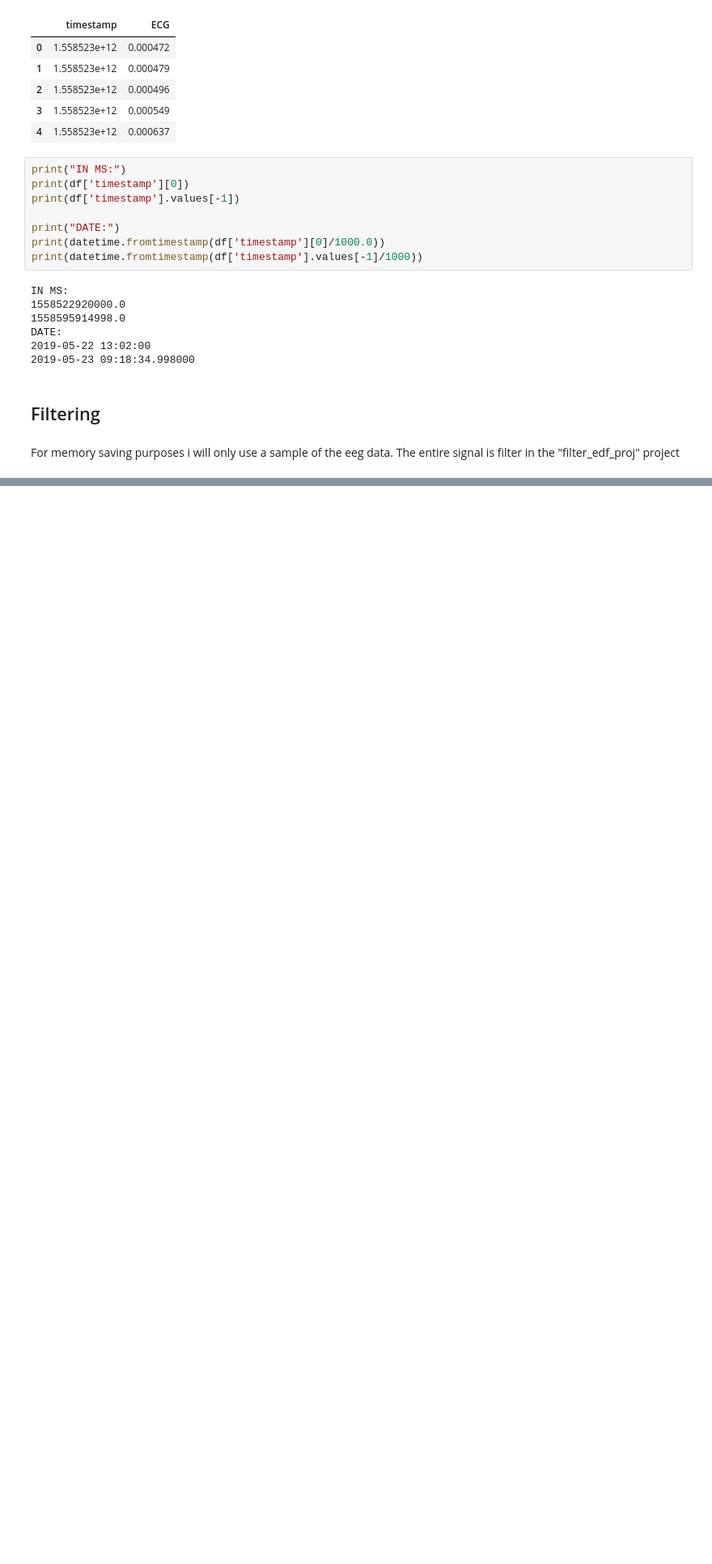
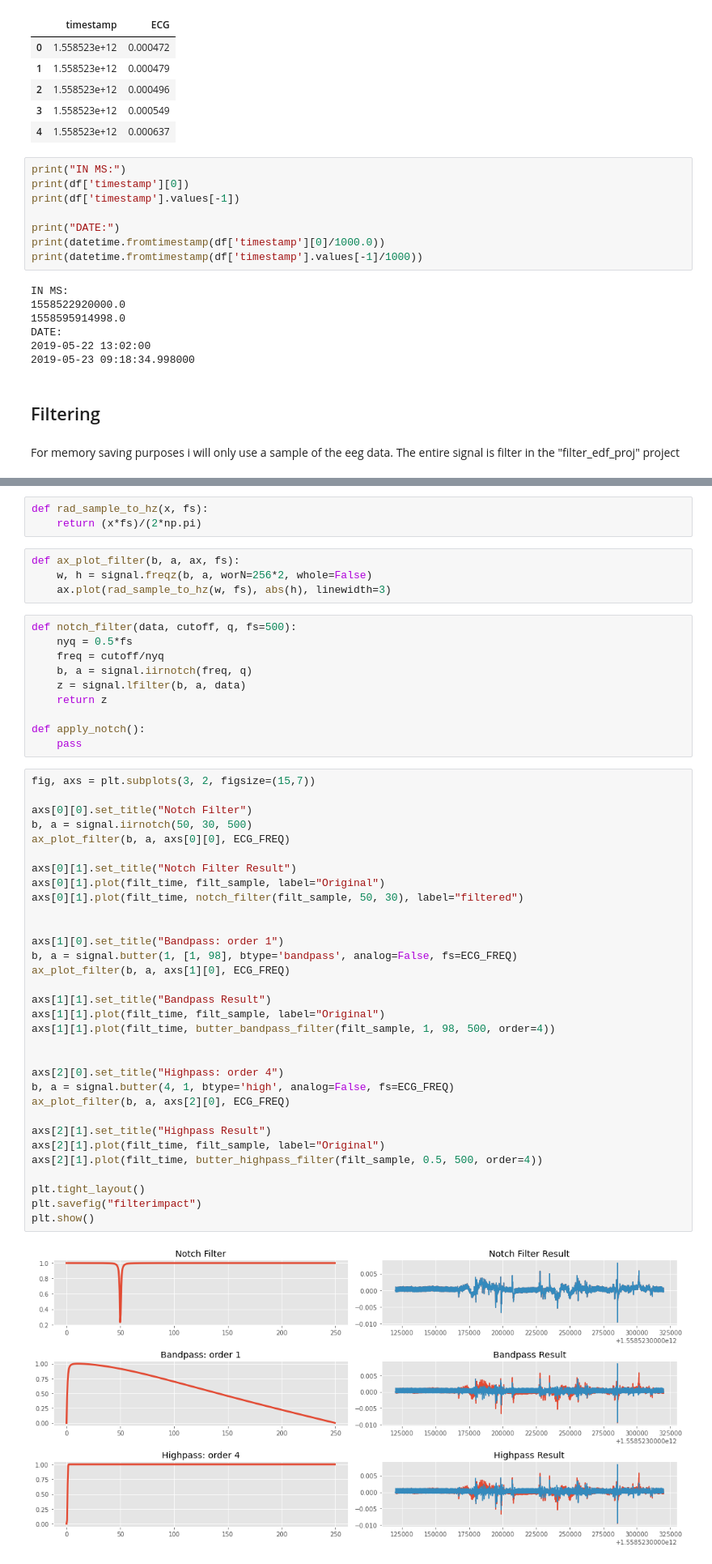
Before and after one commit to nikl1425/DeepLearning_Master, a Jupyter notebook: Master_Thesis_Project/Data_Analysis/ECG-Dataset-Køge.ipynb, the cells around one changed output, grey strips where cells are left out. Shown at 81% size. Saved outputs shown, nothing was run; the diff lists cells and outputs as text; blank space fills up the shorter version.

```diff
--- a/Master_Thesis_Project/Data_Analysis/ECG-Dataset-Køge.ipynb
+++ b/Master_Thesis_Project/Data_Analysis/ECG-Dataset-Køge.ipynb
@@ -220,0 +251,51 @@ plt.show()
+# %%
+def rad_sample_to_hz(x, fs):
+    return (x*fs)/(2*np.pi)
+# %%
+def ax_plot_filter(b, a, ax, fs):
+    w, h = signal.freqz(b, a, worN=256*2, whole=False)
+    ax.plot(rad_sample_to_hz(w, fs), abs(h), linewidth=3)
+# %%
+def notch_filter(data, cutoff, q, fs=500):
+    nyq = 0.5*fs
+    freq = cutoff/nyq
+    b, a = signal.iirnotch(freq, q)
+    z = signal.lfilter(b, a, data)
+    return z
+
+def apply_notch():
+    pass
+# %%
+fig, axs = plt.subplots(3, 2, figsize=(15,7))
+
+axs[0][0].set_title("Notch Filter")
+b, a = signal.iirnotch(50, 30, 500)
+ax_plot_filter(b, a, axs[0][0], ECG_FREQ)
+
+axs[0][1].set_title("Notch Filter Result")
+axs[0][1].plot(filt_time, filt_sample, label="Original")
+axs[0][1].plot(filt_time, notch_filter(filt_sample, 50, 30), label="filtered")
+
+
+axs[1][0].set_title("Bandpass: order 1")
+b, a = signal.butter(1, [1, 98], btype='bandpass', analog=False, fs=ECG_FREQ)
+ax_plot_filter(b, a, axs[1][0], ECG_FREQ)
+
+axs[1][1].set_title("Bandpass Result")
+axs[1][1].plot(filt_time, filt_sample, label="Original")
+axs[1][1].plot(filt_time, butter_bandpass_filter(filt_sample, 1, 98, 500, order=4))
+
+
+axs[2][0].set_title("Highpass: order 4")
+b, a = signal.butter(4, 1, btype='high', analog=False, fs=ECG_FREQ)
+ax_plot_filter(b, a, axs[2][0], ECG_FREQ)
+
+axs[2][1].set_title("Highpass Result")
+axs[2][1].plot(filt_time, filt_sample, label="Original")
+axs[2][1].plot(filt_time, butter_highpass_filter(filt_sample, 0.5, 500, order=4))
+
+plt.tight_layout()
+plt.savefig("filterimpact")
+plt.show()
+# %% [output]
+[figure, added]
```
Also changed, not shown: parts of 21 cells of this notebook.
